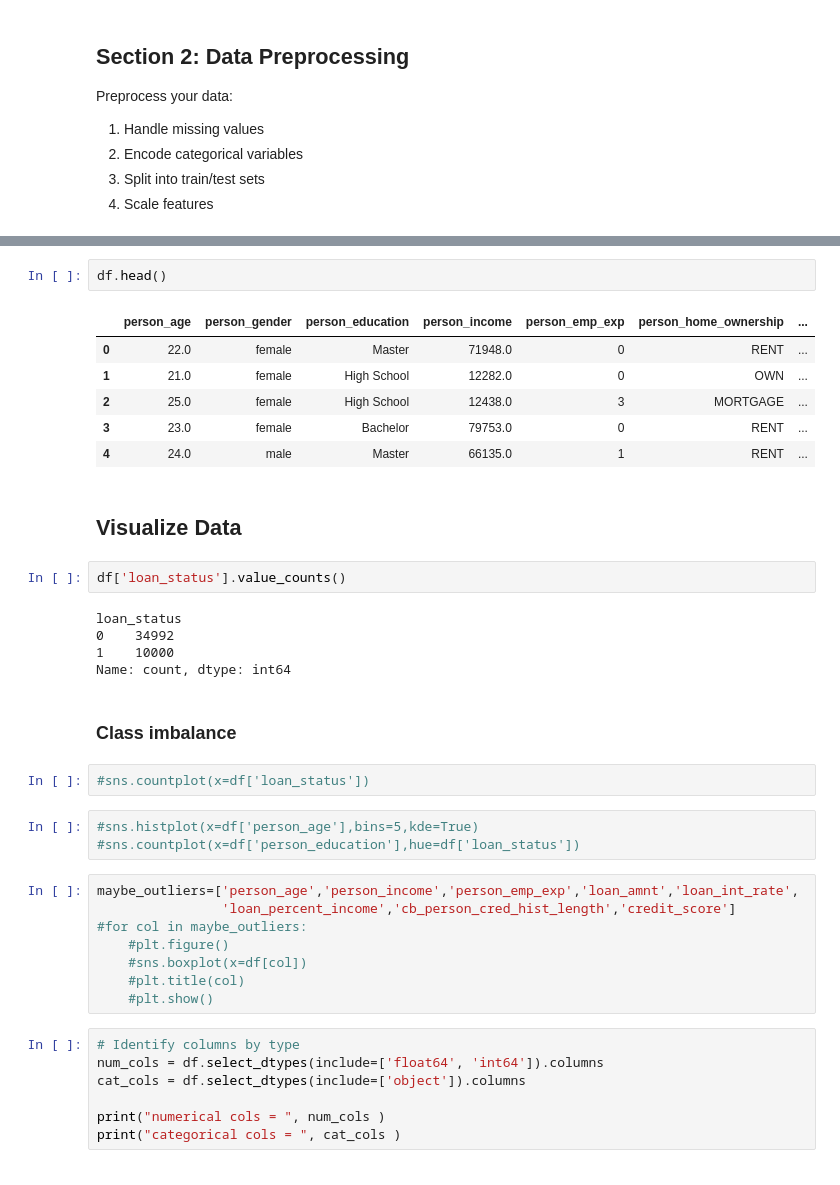
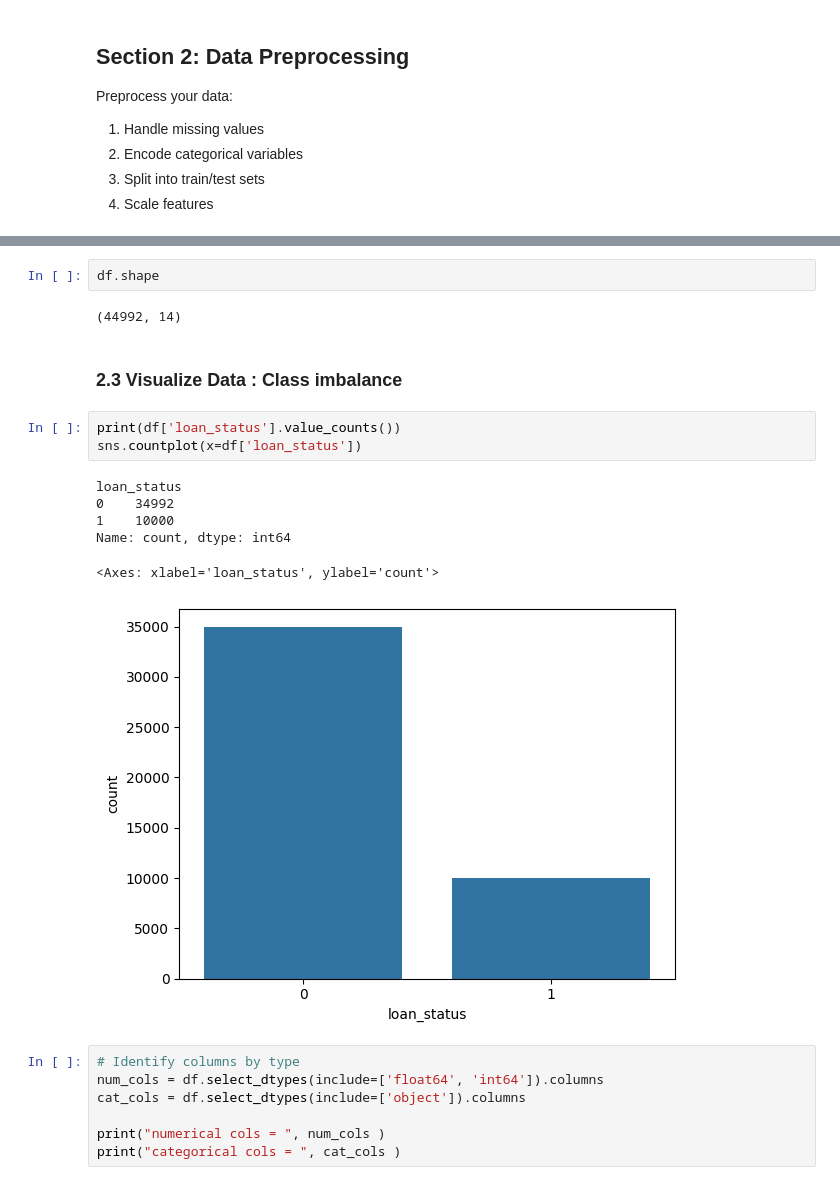
Before and after one commit to powarsg/bits_aiml, a Jupyter notebook: DNN/1_Assignement_1A/2025AA05421_assignment.ipynb, the cells around one changed output, grey strips where cells are left out. Drawn from its saved outputs; the diff is of its cells as text.

```diff
--- a/DNN/1_Assignement_1A/2025AA05421_assignment.ipynb
+++ b/DNN/1_Assignement_1A/2025AA05421_assignment.ipynb
@@ -179,36 +194,19 @@ df.describe(include='all')
 # %%
-df.head()
+df.shape
 # %% [output]
-|  | person_age | person_gender | person_education | person_income | person_emp_exp | person_home_ownership | ... |
-| 0 | 22.0 | female | Master | 71948.0 | 0 | RENT | ... |
-| 1 | 21.0 | female | High School | 12282.0 | 0 | OWN | ... |
-| 2 | 25.0 | female | High School | 12438.0 | 3 | MORTGAGE | ... |
-| 3 | 23.0 | female | Bachelor | 79753.0 | 0 | RENT | ... |
-| 4 | 24.0 | male | Master | 66135.0 | 1 | RENT | ... |
+(44992, 14)
 # %% [markdown]
-## Visualize Data
+### 2.3 Visualize Data : Class imbalance
-# %%
-df['loan_status'].value_counts()
-# %% [output]
-loan_status
-0    34992
-1    10000
-Name: count, dtype: int64
-# %% [markdown]
-### Class imbalance
 # %%
-#sns.countplot(x=df['loan_status'])
+print(df['loan_status'].value_counts())
+sns.countplot(x=df['loan_status'])
+# %% [output]
+loan_status
+0    34992
+1    10000
+Name: count, dtype: int64
+<Axes: xlabel='loan_status', ylabel='count'>
+[figure, added]
-# %%
-#sns.histplot(x=df['person_age'],bins=5,kde=True)
-#sns.countplot(x=df['person_education'],hue=df['loan_status'])
-# %%
-maybe_outliers=['person_age','person_income','person_emp_exp','loan_amnt','loan_int_rate',
-                'loan_percent_income','cb_person_cred_hist_length','credit_score']
-#for col in maybe_outliers:
-    #plt.figure()
-    #sns.boxplot(x=df[col])
-    #plt.title(col)
-    #plt.show()
 # %%
 # Identify columns by type
 num_cols = df.select_dtypes(include=['float64', 'int64']).columns
```
Also changed, not shown: parts of 45 cells of this notebook.
